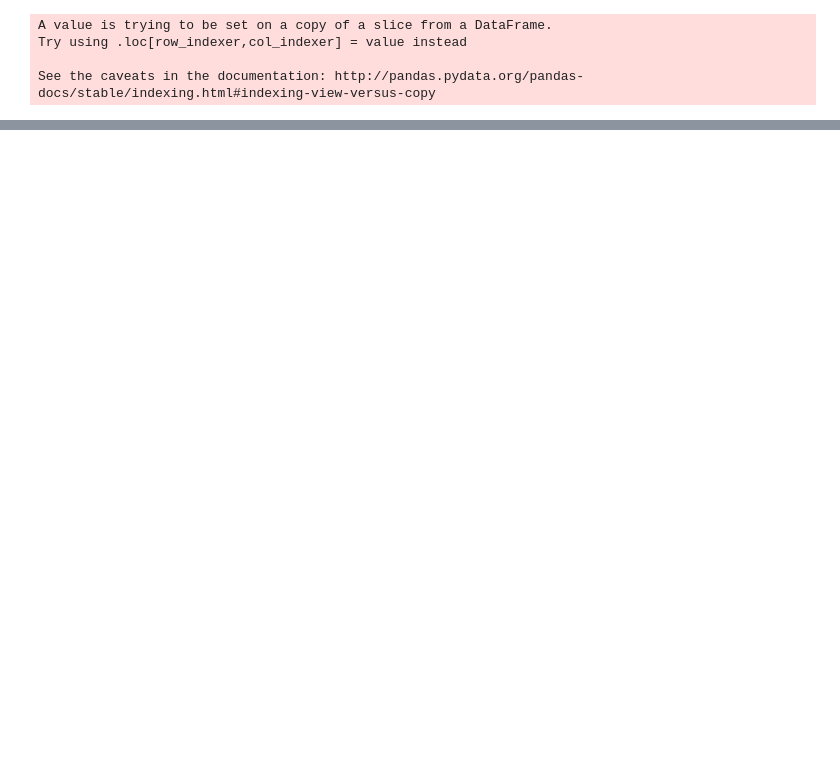
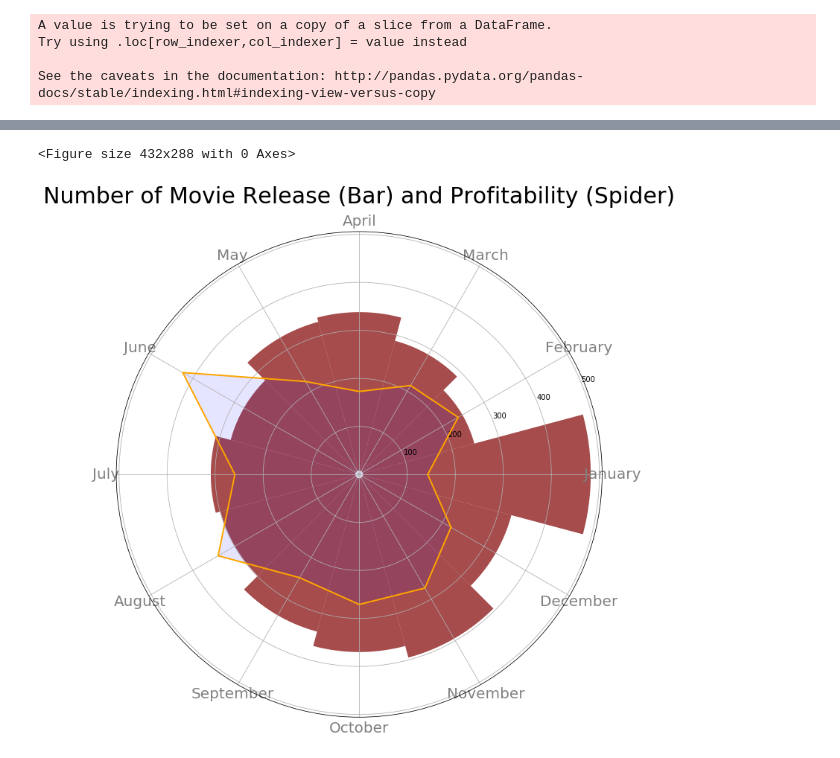
Before and after one commit to powergascan/mod-1-proj, a Jupyter notebook: Untitled.ipynb, the cells around one changed output, grey strips where cells are left out. Drawn from its saved outputs; the diff is of its cells as text; code cells hidden in the pictures; blank space fills up the shorter version.

```diff
--- a/Untitled.ipynb
+++ b/Untitled.ipynb
@@ -253,0 +174,9 @@ matched.describe().T
+# %%
+matched_agg=matched.groupby("view_date").agg({'profit_margin':"mean","id":"nunique"}).reset_index()
+matched_agg['month']=matched_agg.view_date.dt.strftime("%B")
+matched_agg['month_num']=matched_agg.view_date.dt.month
+matched_agg['count']=matched_agg.groupby("month")['id'].transform(sum)
+matched_agg.describe()
+matched_agg_month=matched_agg.groupby("month").\
+        agg({"count":"min","profit_margin":"mean","month_num":"min"}).reset_index()
+matched_agg_month=matched_agg_month.sort_values("month_num")
@@ -253,0 +199,33 @@ matched.describe().T
+# %%
+from math import pi
+plt.clf()
+plt.figure(figsize=(12,12))
+bottom = 8
+max_height = 4
+N=12
+theta = [n / float(N) * 2 * pi for n in range(N)]
+#theta += theta[:1]
+#print(radiii.to_list())
+#print([theta[-1],theta[0]], [radiii[-1],radiii[0]])
+width = (2*pi) / N
+
+radii=matched_agg_month["count"].to_list()
+radiii=matched_agg_month["profit_margin"].to_list()
+ax = plt.subplot(111, polar=True)
+
+bars = ax.bar(theta, radii, width=width, bottom=bottom)
+ax.plot(theta, radiii, linewidth=2, linestyle='solid',color="orange")
+ax.plot([theta[-1],theta[0]], [radiii[-1],radiii[0]], linewidth=2, linestyle='solid', color="orange")
+plt.xticks(theta, matched_agg_month["month"], color='grey', size=20)
+plt.fill(theta, radiii, 'b', alpha=0.1)
+
+# Use custom colors and opacity
+for r, bar in zip(radii, bars):
+    bar.set_facecolor(plt.cm.jet(r / 10.))
+    bar.set_alpha(0.7)
+
+plt.title("Number of Movie Release (Bar) and Profitability (Spider)", size=30)
+plt.savefig("..//release_profitability_month.png")
+# %% [output]
+<Figure size 432x288 with 0 Axes>
+[figure, added]
```
Also changed, not shown: parts of 39 cells of this notebook.
